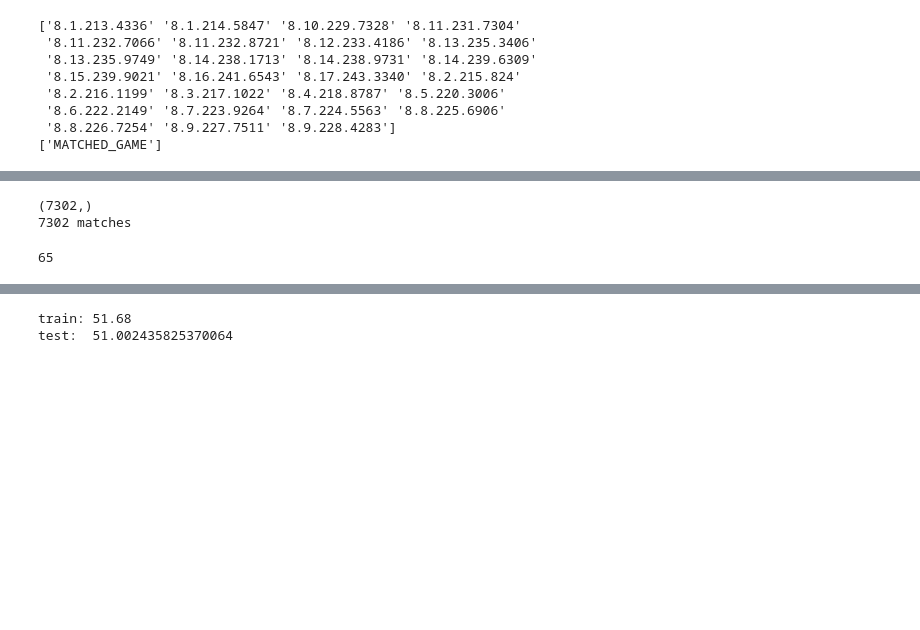
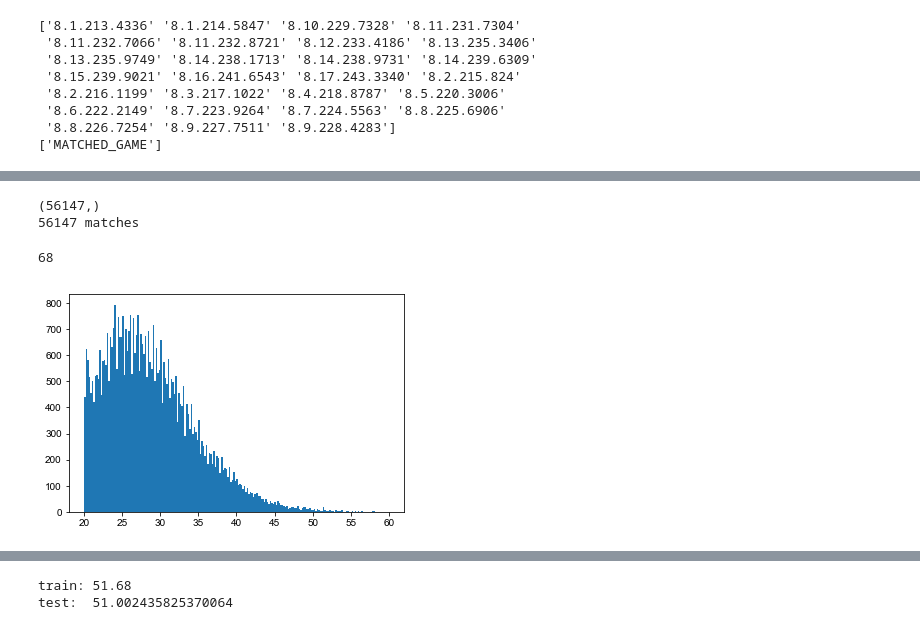
Before and after one commit to clin-projects/LoL-predictor, a Jupyter notebook: analyze_data.ipynb, the cells around one changed output, grey strips where cells are left out. Cells and saved outputs as stored; diff of their text form; code cells hidden in the pictures; blank space fills up the shorter version.

```diff
--- a/analyze_data.ipynb
+++ b/analyze_data.ipynb
@@ -110,0 +113,8 @@ array([[[2500, 2500,    0],
+# %%
+# LOADING DATA
+
+fin = 'lol_dat.npz'
+fin2 = 'lol_dat_challenger_2.npz'
+
+npzfile = np.load(fin2)
+npzfile.files
@@ -144,5 +169,5 @@ n = len(Y)
 print(Y.shape)
 print(n, 'matches')
 # %% [output]
-(7302,)
-7302 matches
+(56147,)
+56147 matches
@@ -150,4 +177,4 @@ print(n, 'matches')
 max_frames = np.max(npzfile['num_frames'])
 max_frames
 # %% [output]
-65
+68
@@ -157,0 +181,4 @@ X = X.reshape((n,1))
+# %%
+plt.hist(npzfile2['duration'][valid_games]/60,bins=200);
+# %% [output]
+[figure, added]
```
Also changed, not shown: parts of 27 cells of this notebook.
